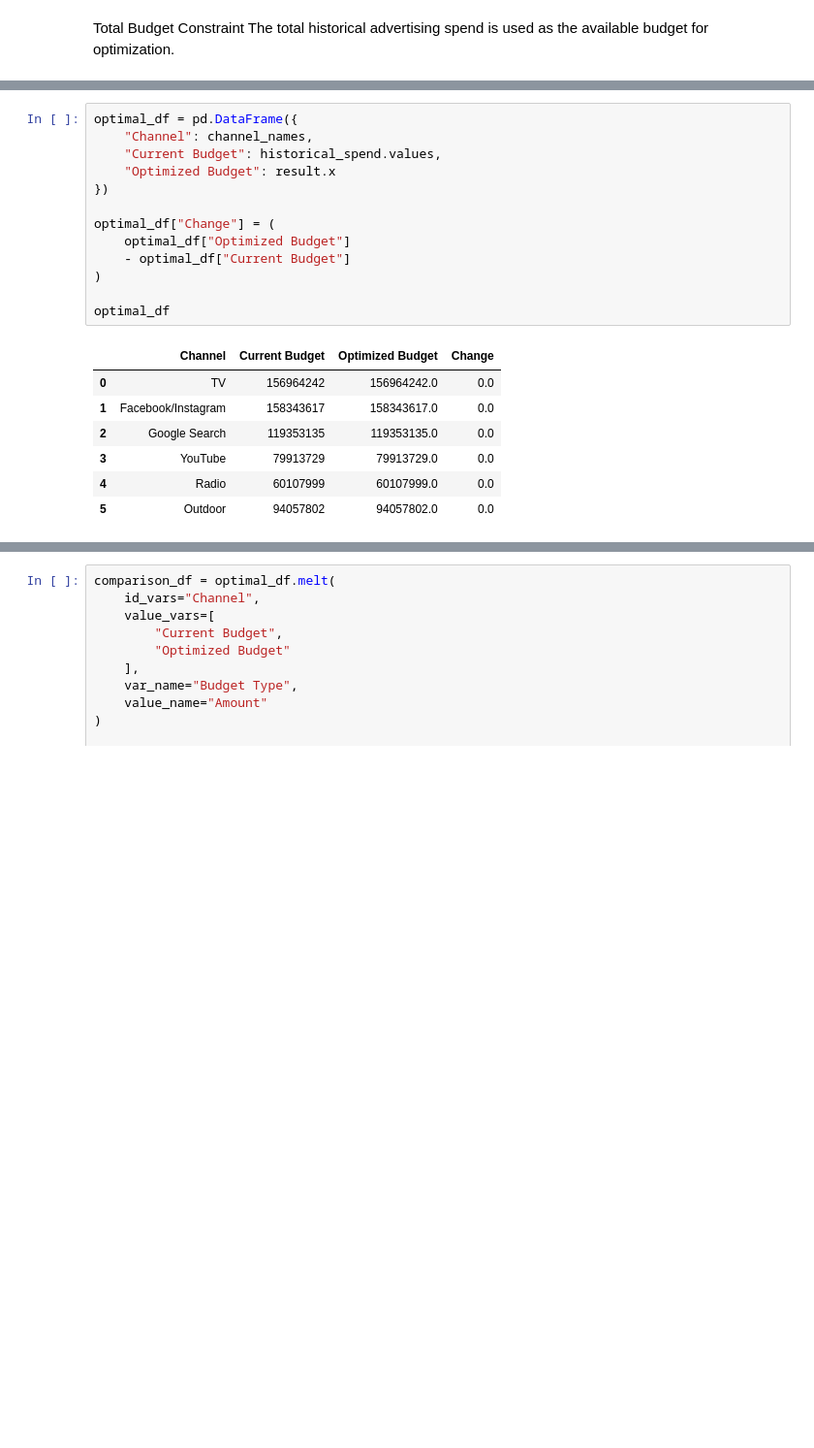
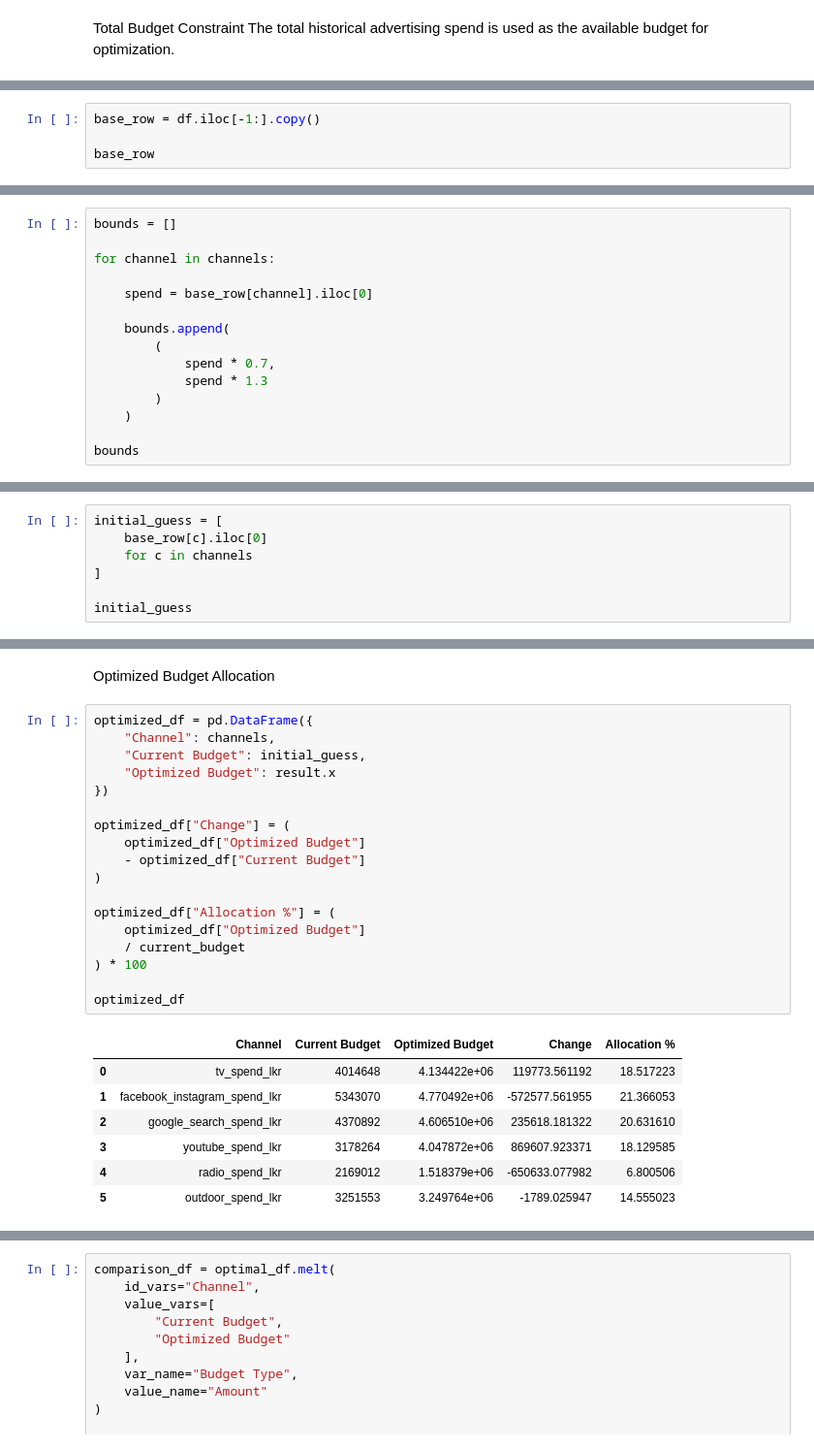
Before and after one commit to IBL11/mmm-budget-optimization, a Jupyter notebook: notebooks/07_budget_optimisation.ipynb, the cells around one changed output, grey strips where cells are left out. Shown at 97% size. Drawn from its saved outputs; the diff is of its cells as text; blank space fills up the shorter version.

```diff
--- a/notebooks/07_budget_optimisation.ipynb
+++ b/notebooks/07_budget_optimisation.ipynb
@@ -84,0 +78,4 @@ def objective(x):
+# %%
+base_row = df.iloc[-1:].copy()
+
+base_row
@@ -98,0 +129,15 @@ initial_guess = historical_spend.values
+# %%
+bounds = []
+
+for channel in channels:
+
+    spend = base_row[channel].iloc[0]
+
+    bounds.append(
+        (
+            spend * 0.7,
+            spend * 1.3
+        )
+    )
+
+bounds
@@ -98,0 +151,7 @@ initial_guess = historical_spend.values
+# %%
+initial_guess = [
+    base_row[c].iloc[0]
+    for c in channels
+]
+
+initial_guess
@@ -112,24 +173,31 @@ print(result.message)
 # %% [output]
 True
 Optimization terminated successfully
+# %% [markdown]
+Optimized Budget Allocation
 # %%
-optimal_df = pd.DataFrame({
-    "Channel": channel_names,
-    "Current Budget": historical_spend.values,
+optimized_df = pd.DataFrame({
+    "Channel": channels,
+    "Current Budget": initial_guess,
     "Optimized Budget": result.x
 })
 
-optimal_df["Change"] = (
-    optimal_df["Optimized Budget"]
-    - optimal_df["Current Budget"]
+optimized_df["Change"] = (
+    optimized_df["Optimized Budget"]
+    - optimized_df["Current Budget"]
 )
 
-optimal_df
+optimized_df["Allocation %"] = (
+    optimized_df["Optimized Budget"]
+    / current_budget
+) * 100
+
+optimized_df
 # %% [output]
-|  | Channel | Current Budget | Optimized Budget | Change |
-| 0 | TV | 156964242 | 156964242.0 | 0.0 |
-| 1 | Facebook/Instagram | 158343617 | 158343617.0 | 0.0 |
-| 2 | Google Search | 119353135 | 119353135.0 | 0.0 |
-| 3 | YouTube | 79913729 | 79913729.0 | 0.0 |
-| 4 | Radio | 60107999 | 60107999.0 | 0.0 |
-| 5 | Outdoor | 94057802 | 94057802.0 | 0.0 |
+|  | Channel | Current Budget | Optimized Budget | Change | Allocation % |
+| 0 | tv_spend_lkr | 4014648 | 4.134422e+06 | 119773.561192 | 18.517223 |
+| 1 | facebook_instagram_spend_lkr | 5343070 | 4.770492e+06 | -572577.561955 | 21.366053 |
+| 2 | google_search_spend_lkr | 4370892 | 4.606510e+06 | 235618.181322 | 20.631610 |
+| 3 | youtube_spend_lkr | 3178264 | 4.047872e+06 | 869607.923371 | 18.129585 |
+| 4 | radio_spend_lkr | 2169012 | 1.518379e+06 | -650633.077982 | 6.800506 |
+| 5 | outdoor_spend_lkr | 3251553 | 3.249764e+06 | -1789.025947 | 14.555023 |
```
Also changed, not shown: parts of 29 cells of this notebook, 2 other files.
